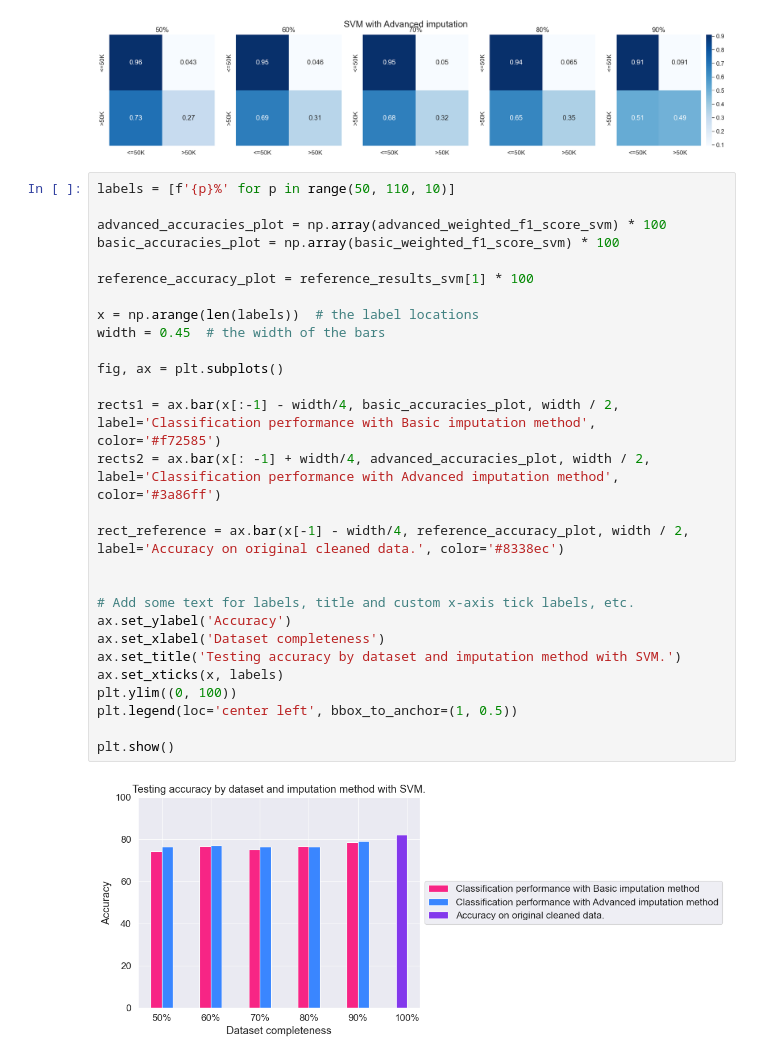
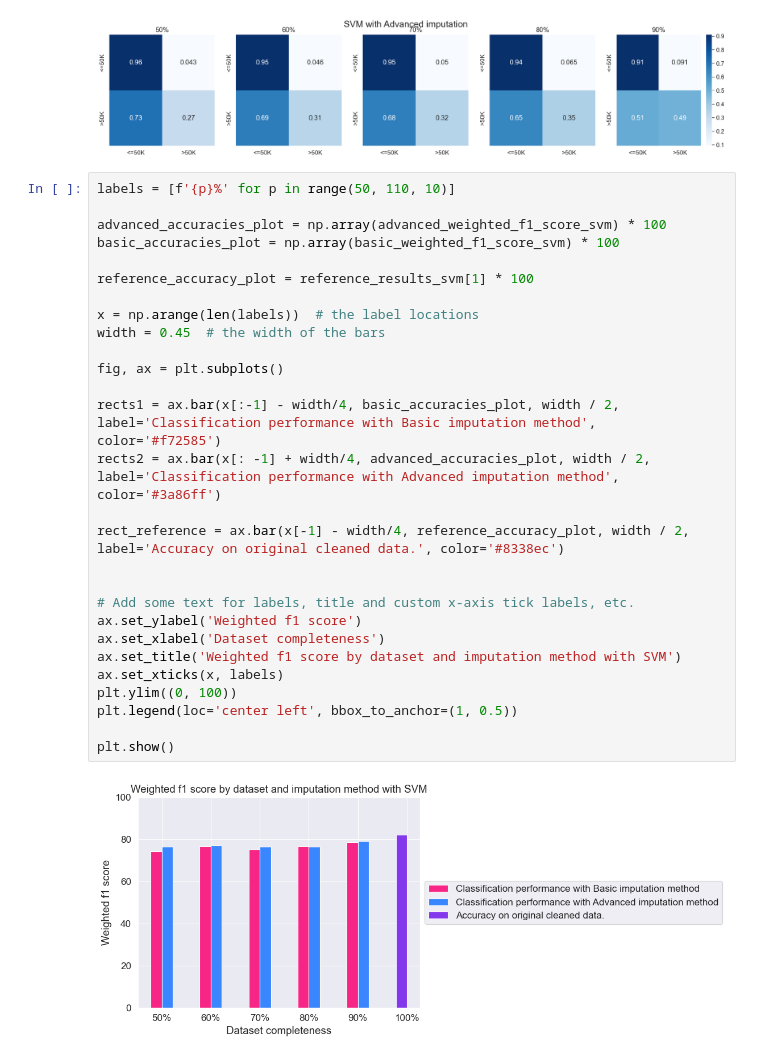
Before and after one commit to VladMarianCimpeanu/DIQ-assignment, a Jupyter notebook: code/adult_notebook_definitivo.ipynb, the cells around one changed output. Drawn from its saved outputs; the diff is of its cells as text.

```diff
--- a/code/adult_notebook_definitivo.ipynb
+++ b/code/adult_notebook_definitivo.ipynb
@@ -576,30 +575,30 @@ for i in range(5):
 # %%
 labels = [f'{p}%' for p in range(50, 110, 10)]
 
 advanced_accuracies_plot = np.array(advanced_weighted_f1_score_svm) * 100
 basic_accuracies_plot = np.array(basic_weighted_f1_score_svm) * 100
 
 reference_accuracy_plot = reference_results_svm[1] * 100
 
 x = np.arange(len(labels))  # the label locations
 width = 0.45  # the width of the bars
 
 fig, ax = plt.subplots()
 
 rects1 = ax.bar(x[:-1] - width/4, basic_accuracies_plot, width / 2, label='Classification performance with Basic imputation method', color='#f72585')
 rects2 = ax.bar(x[: -1] + width/4, advanced_accuracies_plot, width / 2, label='Classification performance with Advanced imputation method', color='#3a86ff')
 
 rect_reference = ax.bar(x[-1] - width/4, reference_accuracy_plot, width / 2, label='Accuracy on original cleaned data.', color='#8338ec')
 
 
 # Add some text for labels, title and custom x-axis tick labels, etc.
-ax.set_ylabel('Accuracy')
+ax.set_ylabel('Weighted f1 score')
 ax.set_xlabel('Dataset completeness')
-ax.set_title('Testing accuracy by dataset and imputation method with SVM.')
+ax.set_title('Weighted f1 score by dataset and imputation method with SVM')
 ax.set_xticks(x, labels)
 plt.ylim((0, 100))
 plt.legend(loc='center left', bbox_to_anchor=(1, 0.5))
 
 plt.show()
 # %% [output]
-[figure, old version]
+[figure, new version]
```
Also changed, not shown: parts of 4 cells of this notebook, 1 other file.
